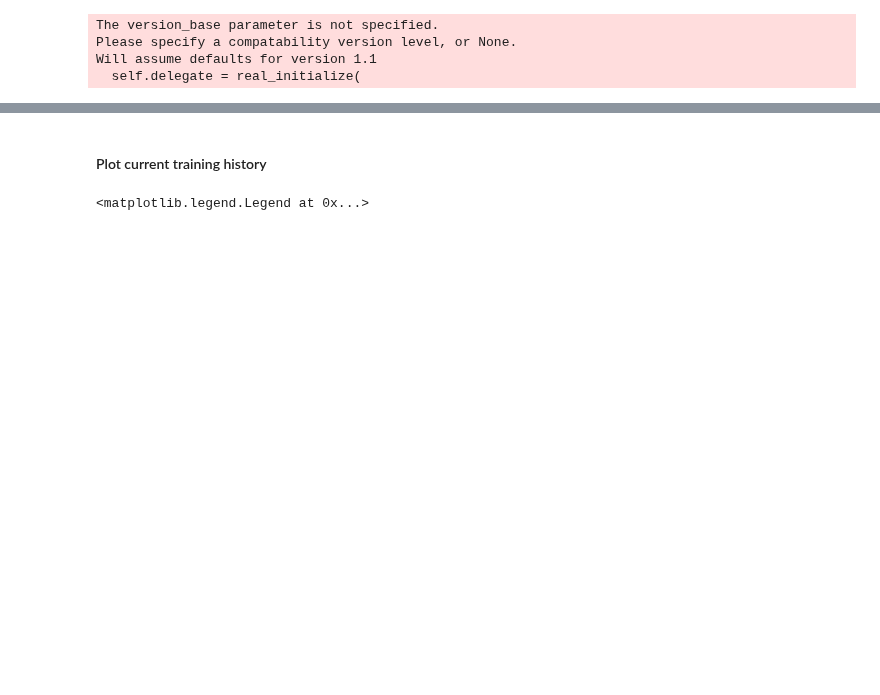
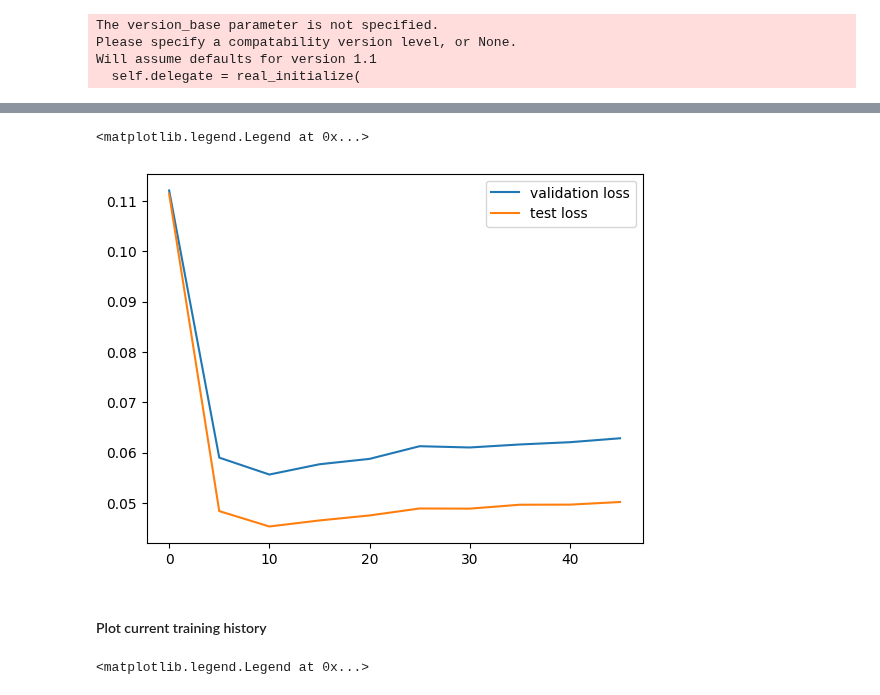
Before and after one commit to ZihanRen/poretransformer, a Jupyter notebook: lpu3dnet/eval/quick_check.ipynb, the cells around one changed output, grey strips where cells are left out. Drawn from its saved outputs; the diff is of its cells as text; code cells hidden in the pictures; blank space fills up the shorter version.

```diff
--- a/lpu3dnet/eval/quick_check.ipynb
+++ b/lpu3dnet/eval/quick_check.ipynb
@@ -32,6 +32,8 @@ Will assume defaults for version 1.1
   self.delegate = real_initialize(
 # %%
 root_path = os.path.join(cfg.checkpoints.PATH, cfg.experiment)
-epoch = -1
+epoch = 30
 path_train_loss = os.path.join(root_path,f'training_losses_epoch_{epoch}.pkl')
+path_val_loss = os.path.join(root_path,f'val_loss_ct{0}.pkl')
 train_loss = read_pickle(path_train_loss)
+val_loss = read_pickle(path_val_loss)
@@ -58,3 +58,11 @@ train_loss['rec_loss'][:10]
+# %%
+f = plt.figure()
+plt.plot(val_loss['epoch'], val_loss['val_loss'], label='validation loss')
+plt.plot(val_loss['epoch'], val_loss['test_loss'], label='test loss')
+plt.legend()
+# %% [output]
+<matplotlib.legend.Legend at 0x...>
+[figure, added]
 # %% [markdown]
 #### Plot current training history
 # %%
```
Also changed, not shown: parts of 10 cells of this notebook, 33 other files.
